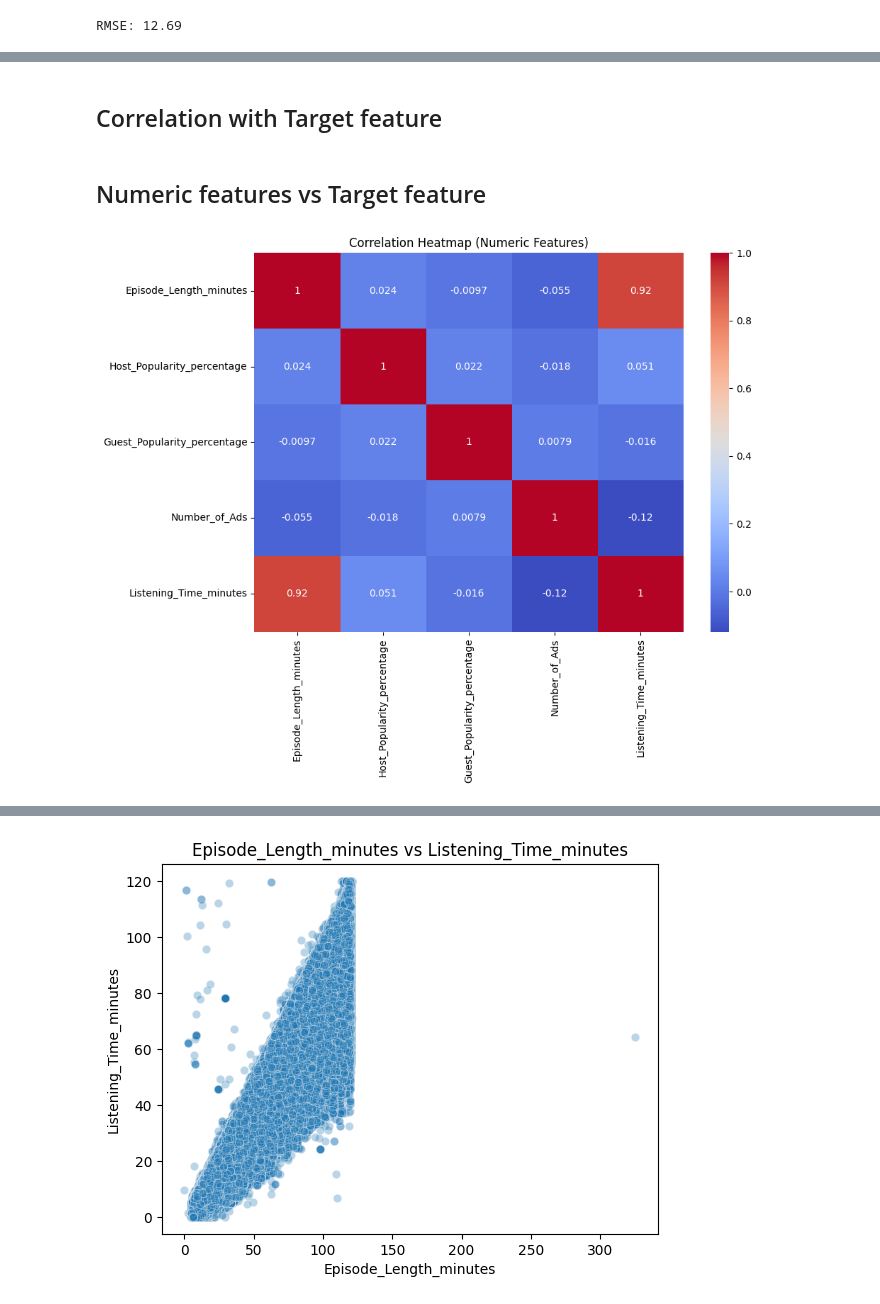
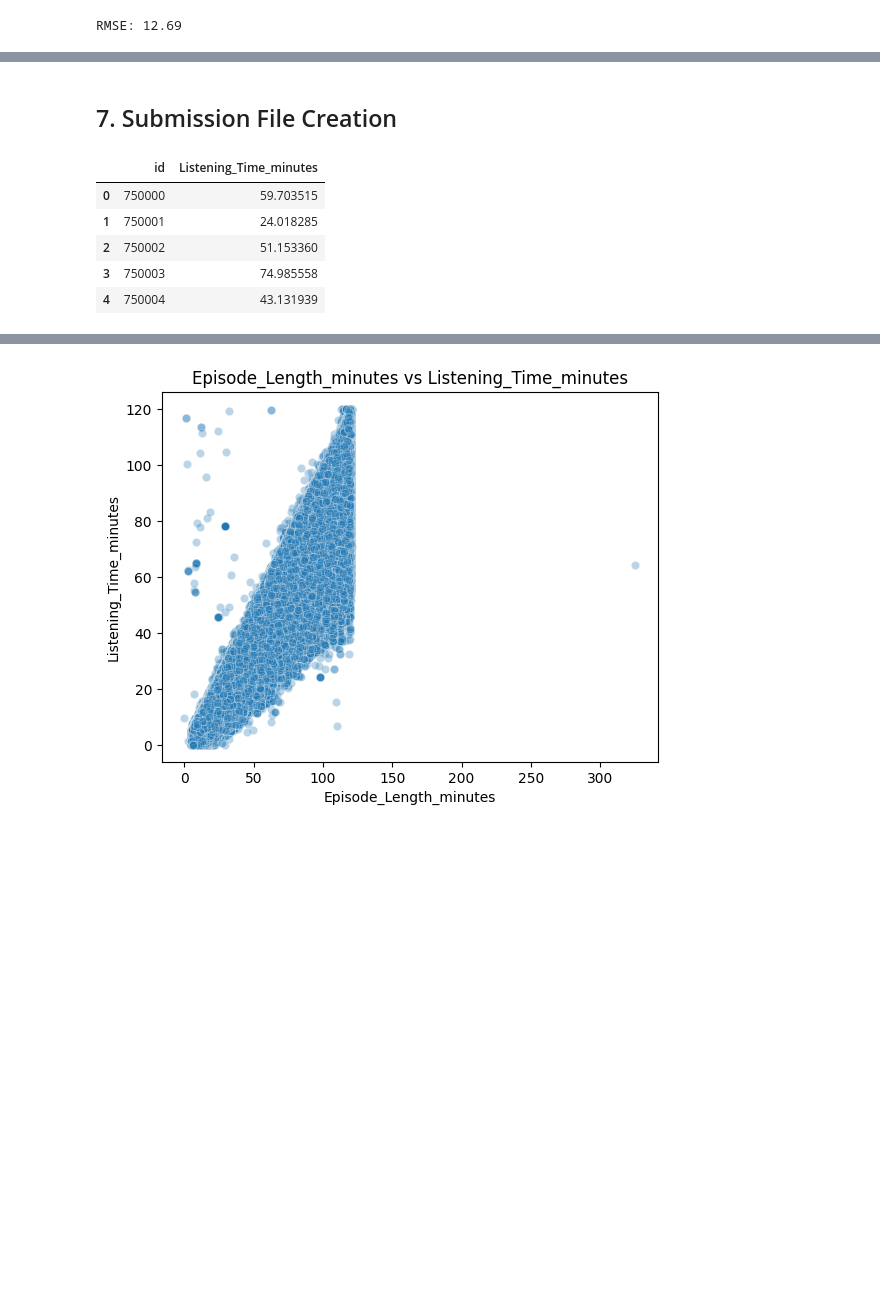
Before and after one commit to MiaTran1112/sds293-final-project, a Jupyter notebook: notebook/exploration.ipynb, the cells around one changed output, grey strips where cells are left out. Saved outputs shown, nothing was run; the diff lists cells and outputs as text; code cells hidden in the pictures; blank space fills up the shorter version.

```diff
--- a/notebook/exploration.ipynb
+++ b/notebook/exploration.ipynb
@@ -652,17 +413,0 @@ dtype: int64
-# %%
-# Split target variable
-target_col = "Listening_Time_minutes"
-
-# Split numeric and categorical columns
-num_cols = df.select_dtypes(include=[np.number]).columns.tolist()
-cat_cols = df.select_dtypes(include=["object"]).columns.tolist()
-
-# Exclude id from numeric columns for analysis
-if "id" in num_cols:
-    num_cols.remove("id")
-
-# Exclude podcast name and episode title from categorical columns for analysis
-if "Podcast_Name" in cat_cols:
-    cat_cols.remove("Podcast_Name")
-if "Episode_Title" in cat_cols:
-    cat_cols.remove("Episode_Title")
@@ -718,13 +414,35 @@ The categorical variables also show meaningful variation. **Genre** is well-dist
-# %% [markdown]
-## Correlation with Target feature
-# %% [markdown]
-## Numeric features vs Target feature
-# %%
-# Correlation heatmap for numeric features
-plt.figure(figsize=(10, 8))
-sns.heatmap(df[num_cols].corr(), annot=True, cmap="coolwarm")
-plt.title("Correlation Heatmap (Numeric Features)")
-plt.tight_layout()
-plt.show()
-# %% [output]
-[figure, removed]
+# %% [markdown]
+## 7. Submission File Creation
+# %%
+test_df = pd.read_csv("../data/test.csv")
+
+# Apply same cleaning as train
+test_df_clean = test_df.copy()
+test_df_clean["Has_Guest"] = test_df_clean["Guest_Popularity_percentage"].notna().astype(int)
+test_df_clean["Guest_Popularity_percentage"] = test_df_clean["Guest_Popularity_percentage"].fillna(0)
+
+test_df_clean["Episode_Length_minutes"] = test_df_clean["Episode_Length_minutes"].fillna(
+    test_df_clean["Episode_Length_minutes"].median()
+)
+test_df_clean["Number_of_Ads"] = test_df_clean["Number_of_Ads"].fillna(
+    test_df_clean["Number_of_Ads"].median()
+)
+
+X_test_real = test_df_clean[num_cols + cat_cols]
+
+preds = pipe_final.predict(X_test_real)
+# %%
+final_submission = pd.DataFrame({
+    "id": test_df["id"],
+    "Listening_Time_minutes": preds
+})
+
+final_submission.to_csv("final_submission.csv", index=False)
+final_submission.head()
+# %% [output]
+|  | id | Listening_Time_minutes |
+| 0 | 750000 | 59.703515 |
+| 1 | 750001 | 24.018285 |
+| 2 | 750002 | 51.153360 |
+| 3 | 750003 | 74.985558 |
+| 4 | 750004 | 43.131939 |
```
Also changed, not shown: parts of 84 cells of this notebook.
